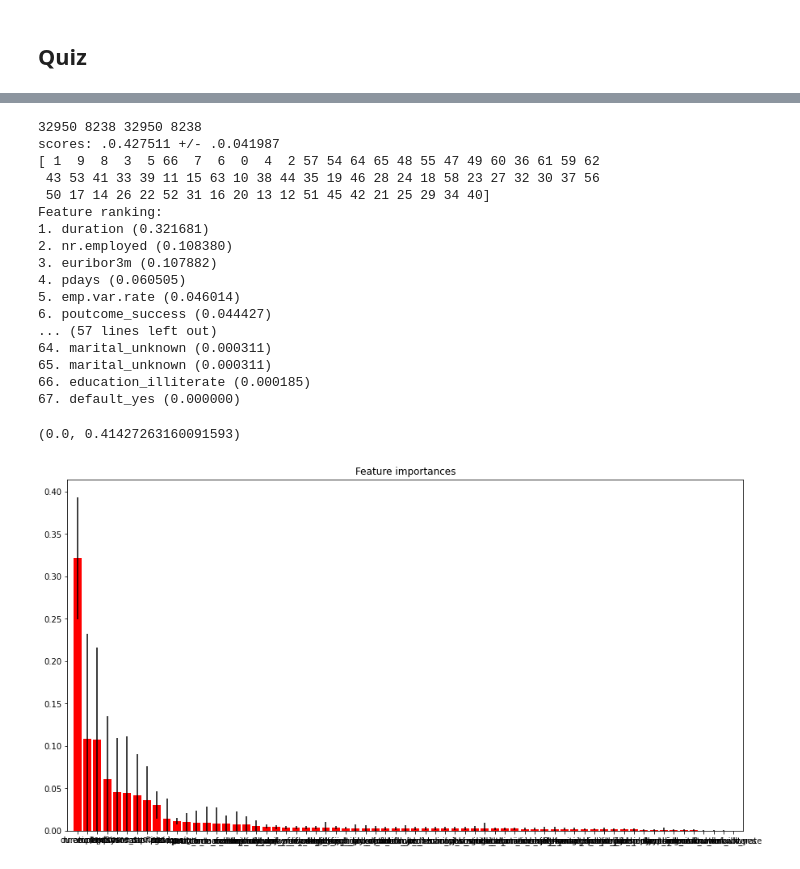
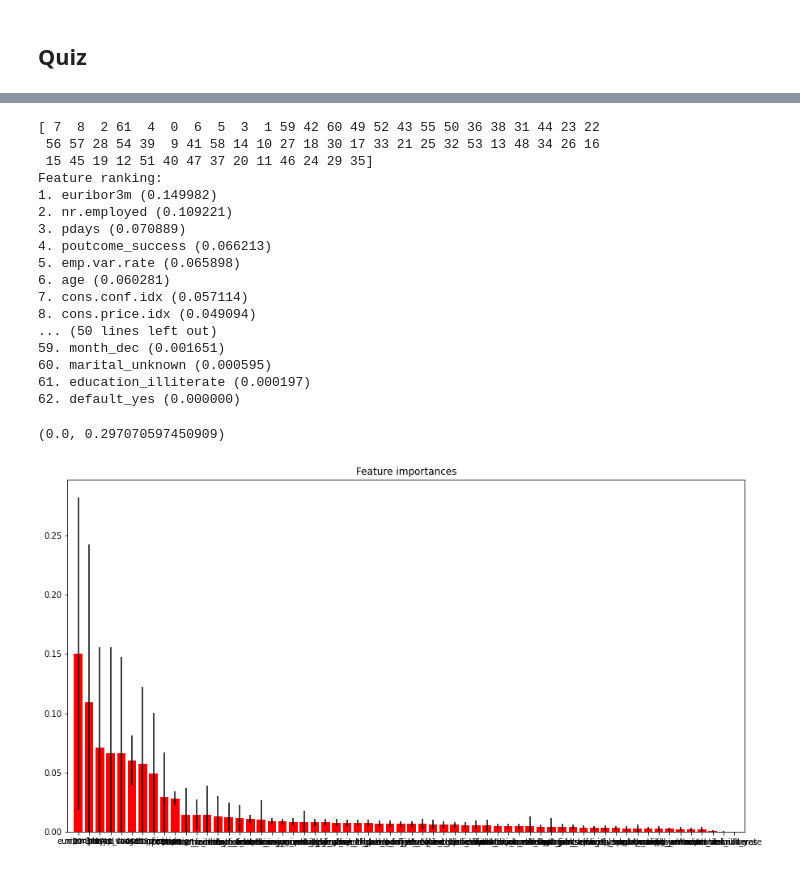
Before and after one commit to prishilevant/ce888, a Jupyter notebook: lab_3/bank_classification.ipynb, the cells around one changed output, grey strips where cells are left out. Cells and saved outputs as stored; diff of their text form; code cells hidden in the pictures.

```diff
--- a/lab_3/bank_classification.ipynb
+++ b/lab_3/bank_classification.ipynb
@@ -78,6 +94,0 @@ df.drop(['duration'], axis=1)
-# %%
-# Use LabelEncoder to convert the label into numbers
-# https://pbpython.com/categorical-encoding.html
-df['y'] = df['y'].astype('category')
-df['y'] = df['y'].cat.codes
-df.head()
@@ -342,0 +266,4 @@ F1 Score: 0.12493326214628939
+# %%
+y = df[['y']]
+X = df.drop(['y'],axis=1)
+print(X.shape, y.shape)
@@ -343,8 +314,6 @@ F1 Score: 0.12493326214628939
 # %%
-clf = RandomForestClassifier(random_state= 50, n_estimators=100, max_depth=3)
-clf.fit(X_train, y_train)
-
-
-f1_score = cross_val_score(clf, X_train, y_train, cv= 10, scoring="f1")
-print(f'F1 score for each fold are: {f1_score}')
+clf_rf = RandomForestClassifier(n_estimators = 100,max_depth= 12,random_state = 60)
+clf_rf.fit(X_train, y_train)
+scores = cross_val_score(clf_rf, X_train, y_train, cv=10,scoring="f1")
+print(f'f1 score', scores.mean())
 # %% [output]
@@ -399,12 +320,0 @@ Make sure you set the random_state parameter of RandomForestClassifier to 60.
-# %%
-X_train, X_test, y_train, y_test = train_test_split(X, y, test_size=0.20, random_state=50, stratify=y)
-print(len(X_train),len(X_test),len(y_train),len(y_test))
-
-clf_rf = RandomForestClassifier(n_estimators = 200,max_depth= 10,random_state=60)
-clf_rf.fit(X_train, y_train)
-
-from sklearn.metrics import f1_score
-
-y_pred = clf_rf.predict(X_test)
-f1_score = f1_score(y_test, y_pred)
-f1_score
@@ -420,56 +321,44 @@ What are the top 3 features?
 # %%
-import matplotlib.pyplot as plt
-
-X_train, X_test, y_train, y_test = train_test_split(X, y, test_size=0.20, random_state=50, stratify=y)
-print(len(X_train),len(X_test),len(y_train),len(y_test))
-
-clf_rf = RandomForestClassifier(n_estimators = 1000,max_depth= 10,random_state=60)
-clf_rf.fit(X_train, y_train)
-
-scores = cross_val_score(clf_rf, X_train, y_train, cv=10,scoring="f1")
-print("scores: .%2f +/- .%2f" % (scores.mean(), scores.std()))
-
-# What are the top 3 features?
 features = list(X.columns)
 
 importances = clf_rf.feature_importances_
 std = np.std([tree.feature_importances_ for tree in clf_rf.estimators_],
              axis=0)
 indices = np.argsort(importances)[::-1]
 print(indices)
 # Print the feature ranking
 print("Feature ranking:")
 
 for f in range(X.shape[1]):
     print("%d. %s (%f)" % (f + 1, features[indices[f]],  importances[indices[f]]))
 
 # Plot the feature importances of the forest
 fig = plt.figure()
 plt.title("Feature importances")
 plt.bar(range(X.shape[1]), importances[indices],
        color="r", yerr=std[indices], align="center")
 plt.xticks(range(X.shape[1]), np.array(features)[indices])
 plt.xlim([-1, X.shape[1]])
 fig.set_size_inches(15,8)
 axes = plt.gca()
 axes.set_ylim([0,None])
 # %% [output]
-32950 8238 32950 8238
-scores: .0.427511 +/- .0.041987
-[ 1  9  8  3  5 66  7  6  0  4  2 57 54 64 65 48 55 47 49 60 36 61 59 62
- 43 53 41 33 39 11 15 63 10 38 44 35 19 46 28 24 18 58 23 27 32 30 37 56
- 50 17 14 26 22 52 31 16 20 13 12 51 45 42 21 25 29 34 40]
+[ 7  8  2 61  4  0  6  5  3  1 59 42 60 49 52 43 55 50 36 38 31 44 23 22
+ 56 57 28 54 39  9 41 58 14 10 27 18 30 17 33 21 25 32 53 13 48 34 26 16
+ 15 45 19 12 51 40 47 37 20 11 46 24 29 35]
 Feature ranking:
-1. duration (0.321681)
-2. nr.employed (0.108380)
-3. euribor3m (0.107882)
-4. pdays (0.060505)
-5. emp.var.rate (0.046014)
-6. poutcome_success (0.044427)
-... (57 lines left out)
-64. marital_unknown (0.000311)
-65. marital_unknown (0.000311)
-66. education_illiterate (0.000185)
-67. default_yes (0.000000)
+1. euribor3m (0.149982)
+2. nr.employed (0.109221)
+3. pdays (0.070889)
+4. poutcome_success (0.066213)
+5. emp.var.rate (0.065898)
+6. age (0.060281)
+7. cons.conf.idx (0.057114)
+8. cons.price.idx (0.049094)
+... (50 lines left out)
+59. month_dec (0.001651)
+60. marital_unknown (0.000595)
+61. education_illiterate (0.000197)
+62. default_yes (0.000000)
-(0.0, 0.41427263160091593)
+(0.0, 0.297070597450909)
-[figure, old version]
+[figure, new version]
```
Also changed, not shown: parts of 50 cells of this notebook.
